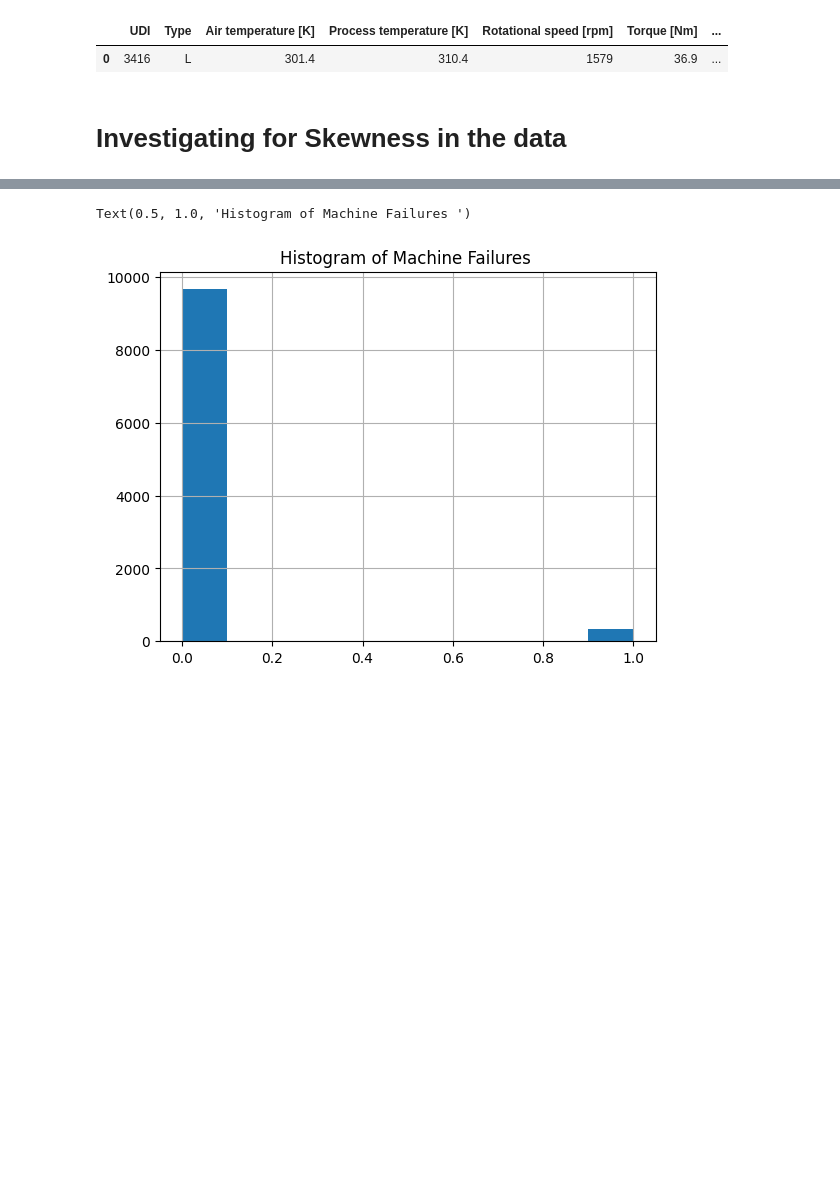
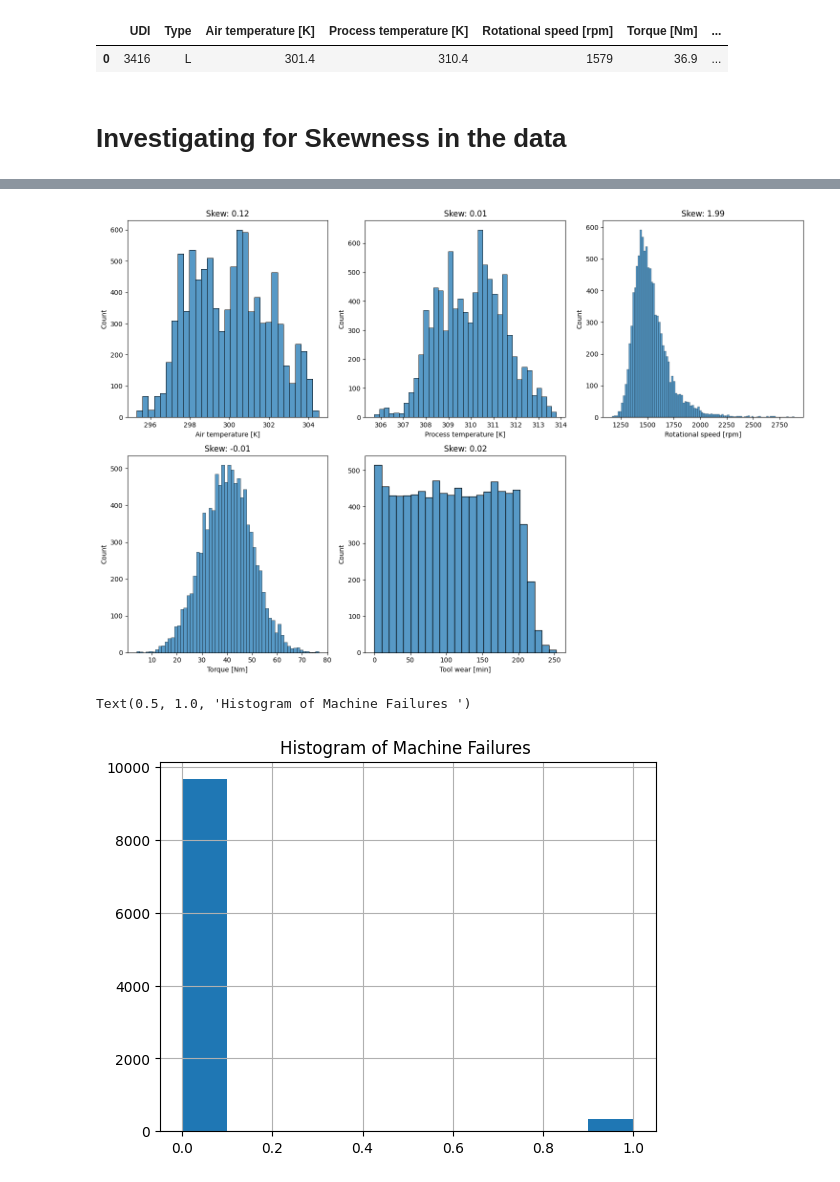
Before and after one commit to ManishKhurmi/exploratory-data-analysis---the-manufacturing-process768, a Jupyter notebook: Milestone_3 refactoring.ipynb, the cells around one changed output, grey strips where cells are left out. Cells and saved outputs as stored; diff of their text form; code cells hidden in the pictures; blank space fills up the shorter version.

```diff
--- a/Milestone_3 refactoring.ipynb
+++ b/Milestone_3 refactoring.ipynb
@@ -534,0 +541,33 @@ failure_data_without_null.head(1)
+# %%
+import matplotlib.pyplot as plt
+import math
+
+# Assuming continuous_variables are defined
+continuous_variables = ['Air temperature [K]', 'Process temperature [K]', 'Rotational speed [rpm]', 'Torque [Nm]', 'Tool wear [min]']
+# Assuming Plotter and DataFrameInfo are already defined and imported
+
+# plott = Plotter(failure_data_without_null)
+# info = DataFrameInfo(failure_data_without_null)
+
+num_vars = len(continuous_variables)
+num_cols = 3  # Define number of columns for the subplot grid
+num_rows = math.ceil(num_vars / num_cols)  # Calculate number of rows needed
+
+fig, axs = plt.subplots(num_rows, num_cols, figsize=(15, num_rows * 5))  # Adjust the figsize as needed
+axs = axs.flatten()  # Flatten the 2D array of axes to 1D for easy iteration
+
+for idx, i in enumerate(continuous_variables):
+    ax = axs[idx]
+    # Directly use seaborn or matplotlib to plot on the ax
+    sns.histplot(failure_data_without_null[i], kde=False, ax=ax)
+    skew_value = failure_data_without_null[i].skew()
+    ax.set_title(f'Skew: {skew_value:.2f}')
+
+# If there are any unused subplots, hide them
+for j in range(idx + 1, len(axs)):
+    fig.delaxes(axs[j])
+
+plt.tight_layout()
+plt.show()
+# %% [output]
+[figure, added]
```
Also changed, not shown: parts of 12 cells of this notebook, 1 other file.
